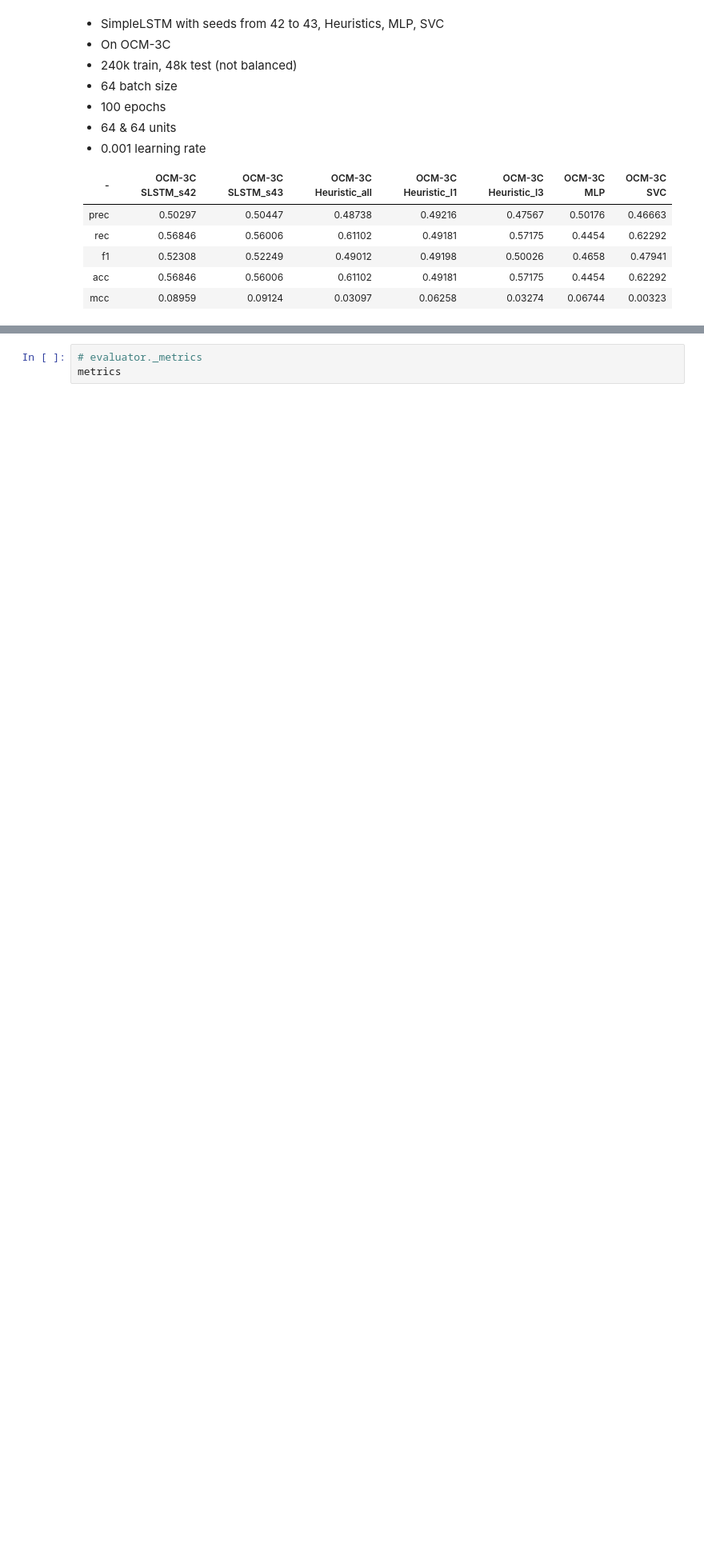
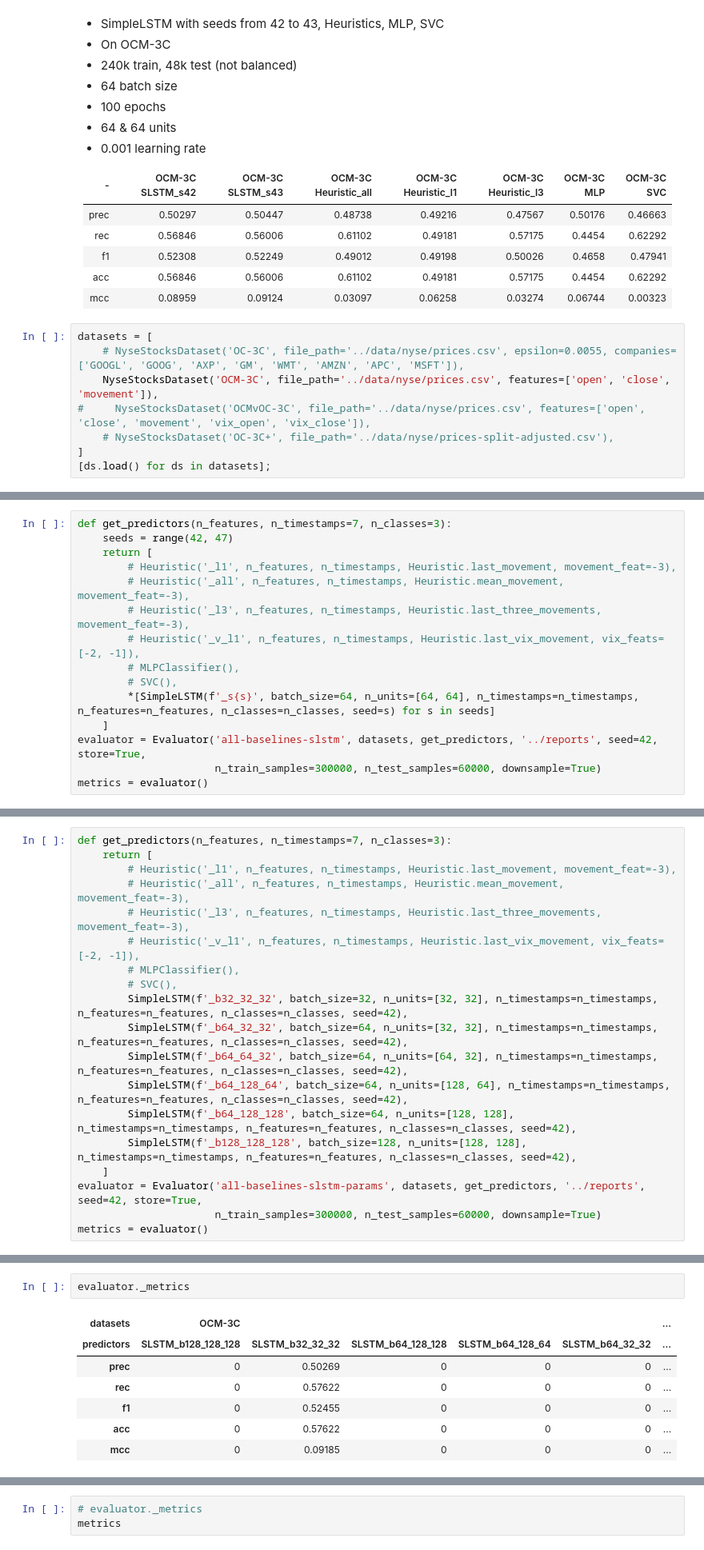
Before and after one commit to Chaoste/nlp-stocks, a Jupyter notebook: research/8.3-Seed.ipynb, the cells around one changed output, grey strips where cells are left out. Shown at 80% size. Saved outputs shown, nothing was run; the diff lists cells and outputs as text; blank space fills up the shorter version.

Commit message:
LSTM runs

```diff
--- a/research/8.3-Seed.ipynb
+++ b/research/8.3-Seed.ipynb
@@ -114,3 +116,11 @@ Failed settings:
 | f1   |                  0.52308 |                  0.52249 |                      0.49012 |                     0.49198 |                     0.50026 |             0.4658  |             0.47941 |
 | acc  |                  0.56846 |                  0.56006 |                      0.61102 |                     0.49181 |                     0.57175 |             0.4454  |             0.62292 |
 | mcc  |                  0.08959 |                  0.09124 |                      0.03097 |                     0.06258 |                     0.03274 |             0.06744 |             0.00323 |
+# %%
+datasets = [
+    # NyseStocksDataset('OC-3C', file_path='../data/nyse/prices.csv', epsilon=0.0055, companies=['GOOGL', 'GOOG', 'AXP', 'GM', 'WMT', 'AMZN', 'APC', 'MSFT']),
+    NyseStocksDataset('OCM-3C', file_path='../data/nyse/prices.csv', features=['open', 'close', 'movement']),
+#     NyseStocksDataset('OCMvOC-3C', file_path='../data/nyse/prices.csv', features=['open', 'close', 'movement', 'vix_open', 'vix_close']),
+    # NyseStocksDataset('OC-3C+', file_path='../data/nyse/prices-split-adjusted.csv'),
+]
+[ds.load() for ds in datasets];
@@ -116,0 +130,15 @@ Failed settings:
+# %%
+def get_predictors(n_features, n_timestamps=7, n_classes=3):
+    seeds = range(42, 47)
+    return [
+        # Heuristic('_l1', n_features, n_timestamps, Heuristic.last_movement, movement_feat=-3),
+        # Heuristic('_all', n_features, n_timestamps, Heuristic.mean_movement, movement_feat=-3),
+        # Heuristic('_l3', n_features, n_timestamps, Heuristic.last_three_movements, movement_feat=-3),
+        # Heuristic('_v_l1', n_features, n_timestamps, Heuristic.last_vix_movement, vix_feats=[-2, -1]),
+        # MLPClassifier(),
+        # SVC(),
+        *[SimpleLSTM(f'_s{s}', batch_size=64, n_units=[64, 64], n_timestamps=n_timestamps, n_features=n_features, n_classes=n_classes, seed=s) for s in seeds]
+    ]
+evaluator = Evaluator('all-baselines-slstm', datasets, get_predictors, '../reports', seed=42, store=True,
+                      n_train_samples=300000, n_test_samples=60000, downsample=True)
+metrics = evaluator()
@@ -116,0 +176,19 @@ Failed settings:
+# %%
+def get_predictors(n_features, n_timestamps=7, n_classes=3):
+    return [
+        # Heuristic('_l1', n_features, n_timestamps, Heuristic.last_movement, movement_feat=-3),
+        # Heuristic('_all', n_features, n_timestamps, Heuristic.mean_movement, movement_feat=-3),
+        # Heuristic('_l3', n_features, n_timestamps, Heuristic.last_three_movements, movement_feat=-3),
+        # Heuristic('_v_l1', n_features, n_timestamps, Heuristic.last_vix_movement, vix_feats=[-2, -1]),
+        # MLPClassifier(),
+        # SVC(),
+        SimpleLSTM(f'_b32_32_32', batch_size=32, n_units=[32, 32], n_timestamps=n_timestamps, n_features=n_features, n_classes=n_classes, seed=42),
+        SimpleLSTM(f'_b64_32_32', batch_size=64, n_units=[32, 32], n_timestamps=n_timestamps, n_features=n_features, n_classes=n_classes, seed=42),
+        SimpleLSTM(f'_b64_64_32', batch_size=64, n_units=[64, 32], n_timestamps=n_timestamps, n_features=n_features, n_classes=n_classes, seed=42),
+        SimpleLSTM(f'_b64_128_64', batch_size=64, n_units=[128, 64], n_timestamps=n_timestamps, n_features=n_features, n_classes=n_classes, seed=42),
+        SimpleLSTM(f'_b64_128_128', batch_size=64, n_units=[128, 128], n_timestamps=n_timestamps, n_features=n_features, n_classes=n_classes, seed=42),
+        SimpleLSTM(f'_b128_128_128', batch_size=128, n_units=[128, 128], n_timestamps=n_timestamps, n_features=n_features, n_classes=n_classes, seed=42),
+    ]
+evaluator = Evaluator('all-baselines-slstm-params', datasets, get_predictors, '../reports', seed=42, store=True,
+                      n_train_samples=300000, n_test_samples=60000, downsample=True)
+metrics = evaluator()
@@ -116,0 +215,10 @@ Failed settings:
+# %%
+evaluator._metrics
+# %% [output]
+| datasets | OCM-3C |  |  |  |  | ... |
+| predictors | SLSTM_b128_128_128 | SLSTM_b32_32_32 | SLSTM_b64_128_128 | SLSTM_b64_128_64 | SLSTM_b64_32_32 | ... |
+| prec | 0 | 0.50269 | 0 | 0 | 0 | ... |
+| rec | 0 | 0.57622 | 0 | 0 | 0 | ... |
+| f1 | 0 | 0.52455 | 0 | 0 | 0 | ... |
+| acc | 0 | 0.57622 | 0 | 0 | 0 | ... |
+| mcc | 0 | 0.09185 | 0 | 0 | 0 | ... |
```
Also changed, not shown: parts of 6 cells of this notebook.
